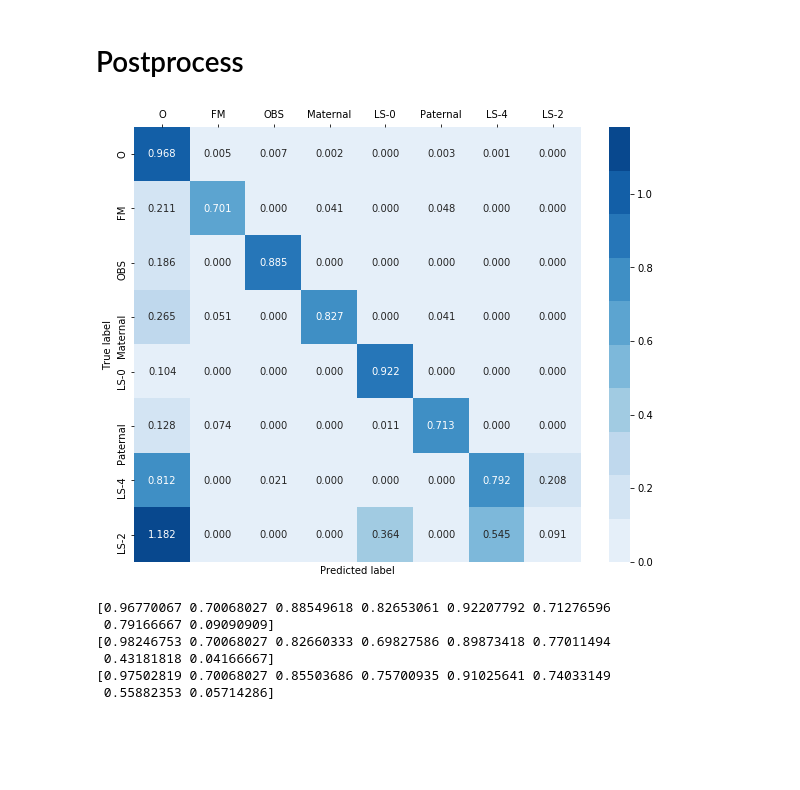
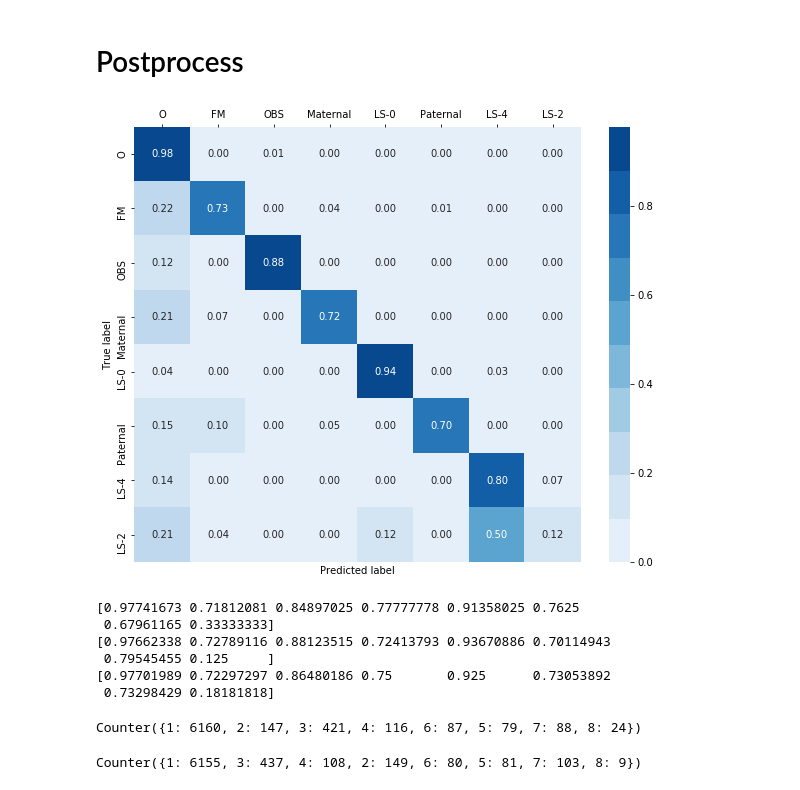
Before and after one commit to leo-texuanw/family-history, a Jupyter notebook: ner/ner_with_elmo.ipynb, the cells around one changed output. Drawn from its saved outputs; the diff is of its cells as text; code cells hidden in the pictures; blank space fills up the shorter version.

Commit message:
export subtask1 result after ignoring impossible predictions

```diff
--- a/ner/ner_with_elmo.ipynb
+++ b/ner/ner_with_elmo.ipynb
@@ -307,7 +313,9 @@ for e in tqdm(range(20)):
         tpos, ppos = unpad(tpos,ppos)
         tdep, pdep = unpad(tdep,pdep)
 
-        acc = accuracy_score(y_true=tent,y_pred=pent)+accuracy_score(y_true=tpos,y_pred=ppos)+accuracy_score(y_true=tdep,y_pred=pdep)
+        acc = accuracy_score(y_true=tent,y_pred=pent) + \
+              accuracy_score(y_true=tpos,y_pred=ppos) + \
+              accuracy_score(y_true=tdep,y_pred=pdep)
 
 
         # tent = (tent==ent['OBS']) * tent / ent['OBS']
@@ -325,17 +333,22 @@ for e in tqdm(range(20)):
         writer.add_scalar('loc recall',np.mean(lr),e*len(test_corpus)+fi)
         writer.add_scalar('loc f1-score',np.mean(lf1),e*len(test_corpus)+fi)
 
-        # print(f'test epoch: {e}, doc: {fi}, loss: {np.mean(dl)}, acc: {acc}, precision: {lp:.2f}, recall: {lr:.2f}, f1-score: {lf1:.2f}')
-    # print('-'*18)
+    print(f'test epoch: {e}, doc: {fi}, loss: {np.mean(dl)}, acc: {acc}')
+    print("precision:", lp)
+    print("recall:", lr)
+    print("f1-score:", lf1)
+    print('-'*18)
 # %% [markdown]
 # Testing
 # %%
+test_labels = []
 result = []
 print("Number of test files:", len(test_corpus))
+
 for fi,f in enumerate(test_corpus):
     emb_corpus = f[0]
     label = lmap(lambda x: np.array(x), f[1])
-    label = pad(label, dim=3)
+    pad_label = pad(label, dim=3)
     pent = []
     ppos = []
     pdep = []
@@ -344,11 +357,11 @@ for fi,f in enumerate(test_corpus):
     tpos = []
     tdep = []
     i=0
-    while i<label.shape[0]:
-        if label.shape[0]==0: break
+    while i<pad_label.shape[0]:
+        if pad_label.shape[0]==0: break
         x = emb_corpus['elmo_representations'][0][i:i+batch_size]
         mask =  emb_corpus['mask'].type(torch.uint8)[i:i+batch_size]
-        y = label[i:i+batch_size]
+        y = pad_label[i:i+batch_size]
         y1,y2,y3=clf.inference(x,mask)
         i+=batch_size
         pent.append(y1.flatten())
@@ -362,7 +375,8 @@ for fi,f in enumerate(test_corpus):
     ppos = mask_unpad(mask,ppos)
     pdep = mask_unpad(mask,pdep)
     # pent = (pent==ent['OBS'])*pent/ent['OBS']
-    result.append(pent)
+    result += list(pent)
+    test_labels.append(label)
 np.save(OBJECTS_DIR+'ner_elmo_result', result)
 # %% [output]
 Number of test files: 27
@@ -381,5 +395,11 @@ from os import listdir, makedirs
 from os.path import join, exists
 
 # nlp = spacy.load('en_core_web_lg')
+# %%
+true_test_labels = []
+for doc_labels in test_labels:
+    for sent_labels in doc_labels:
+        for word_label in sent_labels:
+            true_test_labels.append(word_label[0])
 # %%
 classes = list(ent)
@@ -405,27 +463,36 @@ import seaborn as sn
 from matplotlib import pyplot as plt
 from sklearn.metrics import confusion_matrix
 # %%
-cm = confusion_matrix(y_true=tall, y_pred=pall)
-cm = cm.astype('float') / cm.sum(axis=0)[:, np.newaxis]
+cm = confusion_matrix(y_true=true_test_labels, y_pred=result)
+cm = cm.astype('float') / cm.sum(axis=1)[:, np.newaxis]
 df_cm = pd.DataFrame(cm, index=classes[1:], columns=classes[1:])
 plt.figure(figsize=(10,8))
-ax = sn.heatmap(df_cm, annot=True, fmt='.3f',cmap=sn.color_palette("Blues", n_colors=10))
+ax = sn.heatmap(df_cm, annot=True, fmt='.2f',cmap=sn.color_palette("Blues", n_colors=10))
 ax.set(ylabel='True label', xlabel='Predicted label')
 ax.xaxis.tick_top()
 # %% [output]
-[figure, old version]
+[figure, new version]
 # %%
-p = precision_score(y_true=tall, y_pred=pall, average=None)
-r = recall_score(y_true=tall, y_pred=pall, average=None)
-f1 = f1_score(y_true=tall, y_pred=pall, average=None)
+p = precision_score(y_true=true_test_labels, y_pred=result, average=None)
+r = recall_score(y_true=true_test_labels, y_pred=result, average=None)
+f1 = f1_score(y_true=true_test_labels, y_pred=result, average=None)
 print(p)
 print(r)
 print(f1)
 # print(f'precision: {p:.2f}, recall: {r:.2f}, f1-score: {f1:.2f}')
 # %% [output]
-[0.96770067 0.70068027 0.88549618 0.82653061 0.92207792 0.71276596
- 0.79166667 0.09090909]
-[0.98246753 0.70068027 0.82660333 0.69827586 0.89873418 0.77011494
- 0.43181818 0.04166667]
-[0.97502819 0.70068027 0.85503686 0.75700935 0.91025641 0.74033149
- 0.55882353 0.05714286]
+[0.97741673 0.71812081 0.84897025 0.77777778 0.91358025 0.7625
+ 0.67961165 0.33333333]
+[0.97662338 0.72789116 0.88123515 0.72413793 0.93670886 0.70114943
+ 0.79545455 0.125     ]
+[0.97701989 0.72297297 0.86480186 0.75       0.925      0.73053892
+ 0.73298429 0.18181818]
+# %%
+from collections import Counter
+Counter(tall)
+# %% [output]
+Counter({1: 6160, 2: 147, 3: 421, 4: 116, 6: 87, 5: 79, 7: 88, 8: 24})
+# %%
+Counter(pall)
+# %% [output]
+Counter({1: 6155, 3: 437, 4: 108, 2: 149, 6: 80, 5: 81, 7: 103, 8: 9})
```
Also changed, not shown: parts of 6 cells of this notebook, 1 other file.
